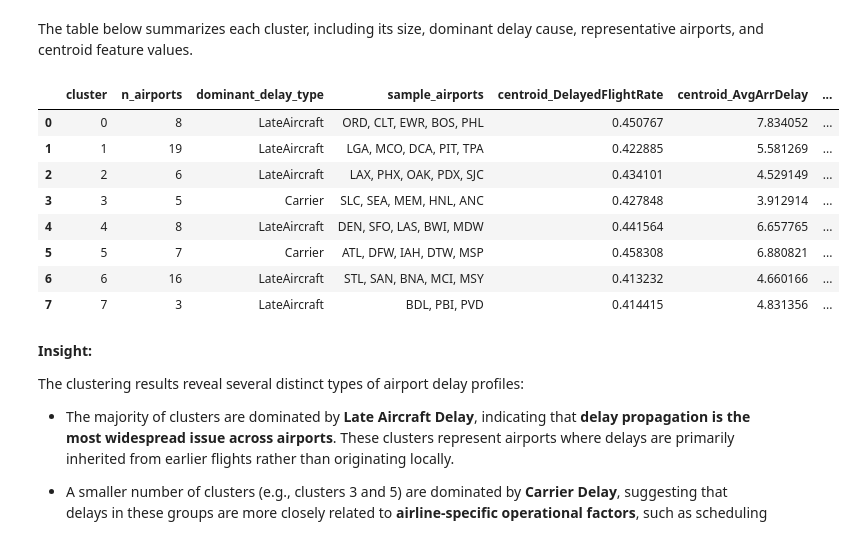
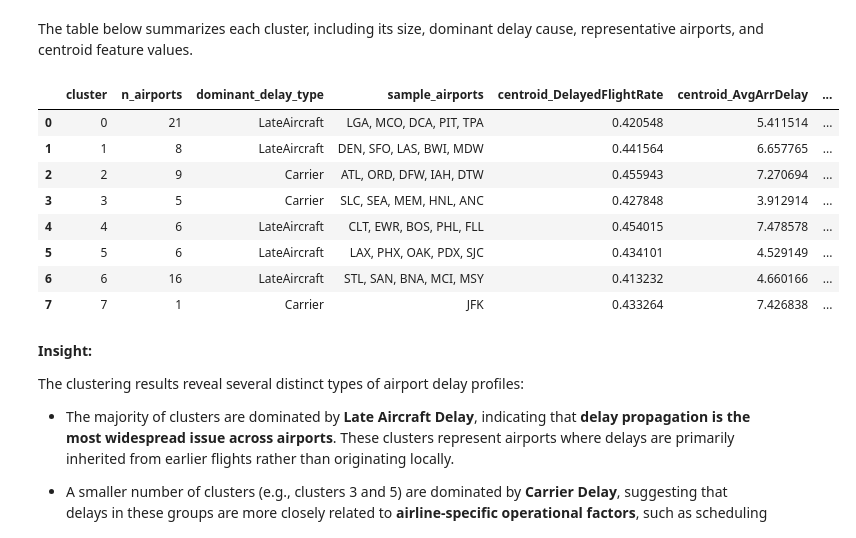
Before and after one commit to zuhrahmoh/Big-Data-Project, a Jupyter notebook: 04_airport_clustering.ipynb, the cells around one changed output. Drawn from its saved outputs; the diff is of its cells as text; code cells hidden in the pictures.

```diff
--- a/04_airport_clustering.ipynb
+++ b/04_airport_clustering.ipynb
@@ -176,7 +239,7 @@ ks = list(range(2, k_hi + 1))
 inertias = []
 sil_scores = []
 for k in ks:
-    km = KMeans(n_clusters=k, random_state=42, n_init="auto")
+    km = KMeans(n_clusters=k, random_state=42, n_init=20)
     labels = km.fit_predict(X_scaled)
     inertias.append(km.inertia_)
     n_lab = len(np.unique(labels))
@@ -238,8 +301,8 @@ Using the selected value of **K = 8**, the K-Means clustering algorithm is appli
 
 The model partitions the airports into groups such that those within the same cluster have similar characteristics in terms of **delay frequency, delay severity, and delay composition**.
 # %%
-kmeans = KMeans(n_clusters=best_k, random_state=42, n_init="auto")
-airports_model["cluster"] = kmeans.fit_predict(X_scaled)
+km = KMeans(n_clusters=best_k, random_state=42, n_init=20)
+airports_model["cluster"] = km.fit_predict(X_scaled)
 airports_model["cluster"].value_counts().sort_index()
 # %% [output]
 cluster
@@ -270,7 +333,7 @@ This enables each cluster to be interpreted as a distinct **airport delay profil
 # %% [markdown]
 The table below summarizes each cluster, including its size, dominant delay cause, representative airports, and centroid feature values.
 # %%
-centroids_orig = scaler.inverse_transform(kmeans.cluster_centers_)
+centroids_orig = scaler.inverse_transform(km.cluster_centers_)
 cent_df = pd.DataFrame(centroids_orig, columns=FEATURE_COLS)
 cent_df.insert(0, "cluster", range(best_k))
 
@@ -280,41 +343,41 @@ share_cols = [
     "NASShare",
     "SecurityShare",
     "LateAircraftShare",
 ]
 dominant = (
     cent_df[share_cols]
     .idxmax(axis=1)
     .str.replace("Share", "", regex=False)
     .str.strip()
 )
 
 rows = []
 for c in range(best_k):
     sub = airports_model[airports_model["cluster"] == c]
     samples = sub.nlargest(5, "FlightsCount")["Origin"].tolist()
     rows.append({
         "cluster": c,
         "n_airports": len(sub),
         "dominant_delay_type": dominant.iloc[c],
         "sample_airports": ", ".join(samples),
     })
 
 cluster_summary = pd.DataFrame(rows).merge(
     cent_df.add_prefix("centroid_").rename(columns={"centroid_cluster": "cluster"}),
     on="cluster",
     how="left",
 )
 cluster_summary
 # %% [output]
 |  | cluster | n_airports | dominant_delay_type | sample_airports | centroid_DelayedFlightRate | centroid_AvgArrDelay | ... |
-| 0 | 0 | 8 | LateAircraft | ORD, CLT, EWR, BOS, PHL | 0.450767 | 7.834052 | ... |
-| 1 | 1 | 19 | LateAircraft | LGA, MCO, DCA, PIT, TPA | 0.422885 | 5.581269 | ... |
-| 2 | 2 | 6 | LateAircraft | LAX, PHX, OAK, PDX, SJC | 0.434101 | 4.529149 | ... |
+| 0 | 0 | 21 | LateAircraft | LGA, MCO, DCA, PIT, TPA | 0.420548 | 5.411514 | ... |
+| 1 | 1 | 8 | LateAircraft | DEN, SFO, LAS, BWI, MDW | 0.441564 | 6.657765 | ... |
+| 2 | 2 | 9 | Carrier | ATL, ORD, DFW, IAH, DTW | 0.455943 | 7.270694 | ... |
 | 3 | 3 | 5 | Carrier | SLC, SEA, MEM, HNL, ANC | 0.427848 | 3.912914 | ... |
-| 4 | 4 | 8 | LateAircraft | DEN, SFO, LAS, BWI, MDW | 0.441564 | 6.657765 | ... |
-| 5 | 5 | 7 | Carrier | ATL, DFW, IAH, DTW, MSP | 0.458308 | 6.880821 | ... |
+| 4 | 4 | 6 | LateAircraft | CLT, EWR, BOS, PHL, FLL | 0.454015 | 7.478578 | ... |
+| 5 | 5 | 6 | LateAircraft | LAX, PHX, OAK, PDX, SJC | 0.434101 | 4.529149 | ... |
 | 6 | 6 | 16 | LateAircraft | STL, SAN, BNA, MCI, MSY | 0.413232 | 4.660166 | ... |
-| 7 | 7 | 3 | LateAircraft | BDL, PBI, PVD | 0.414415 | 4.831356 | ... |
+| 7 | 7 | 1 | Carrier | JFK | 0.433264 | 7.426838 | ... |
 # %% [markdown]
 **Insight:**
 
```
Also changed, not shown: parts of 12 cells of this notebook, 3 other files.
